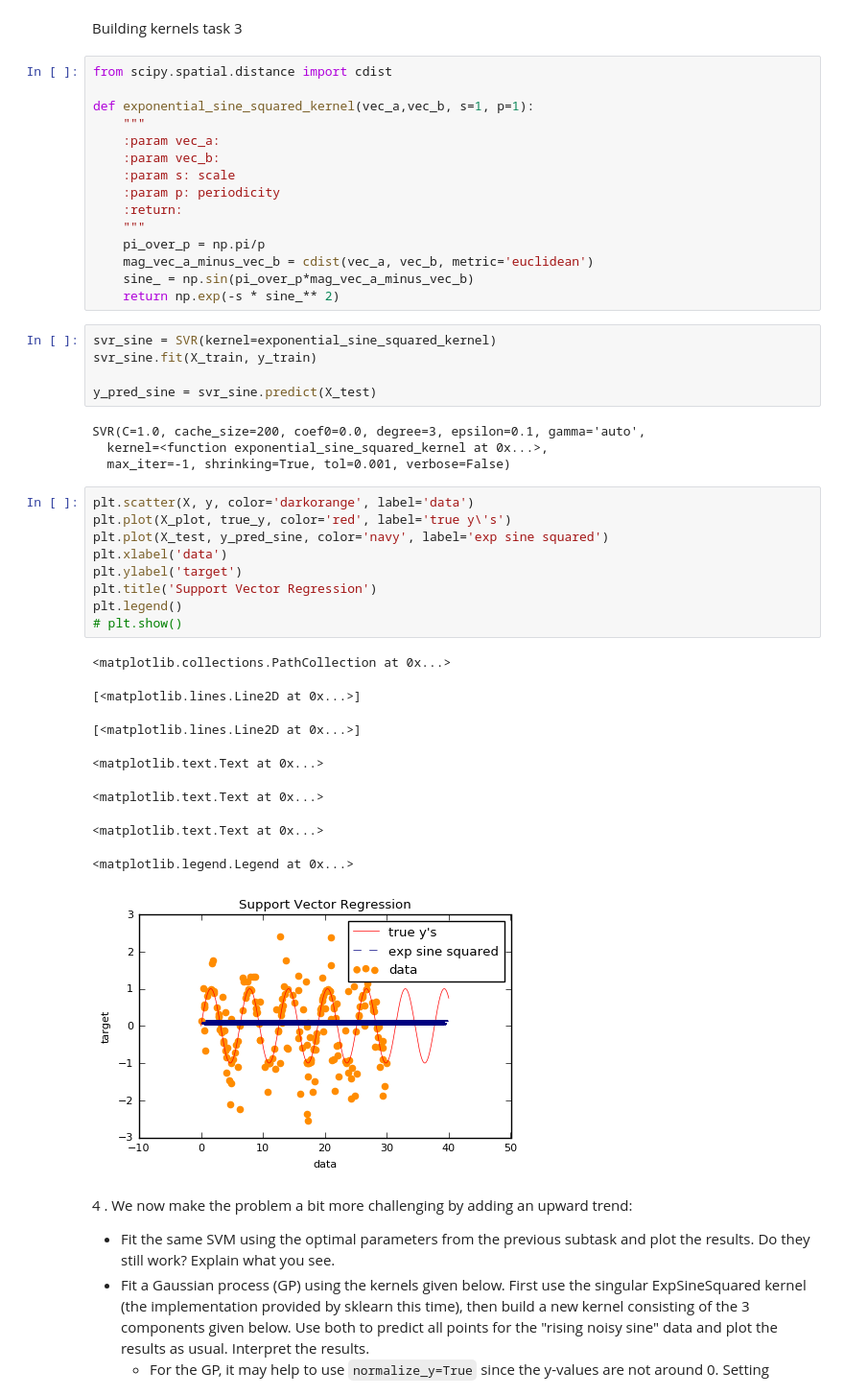
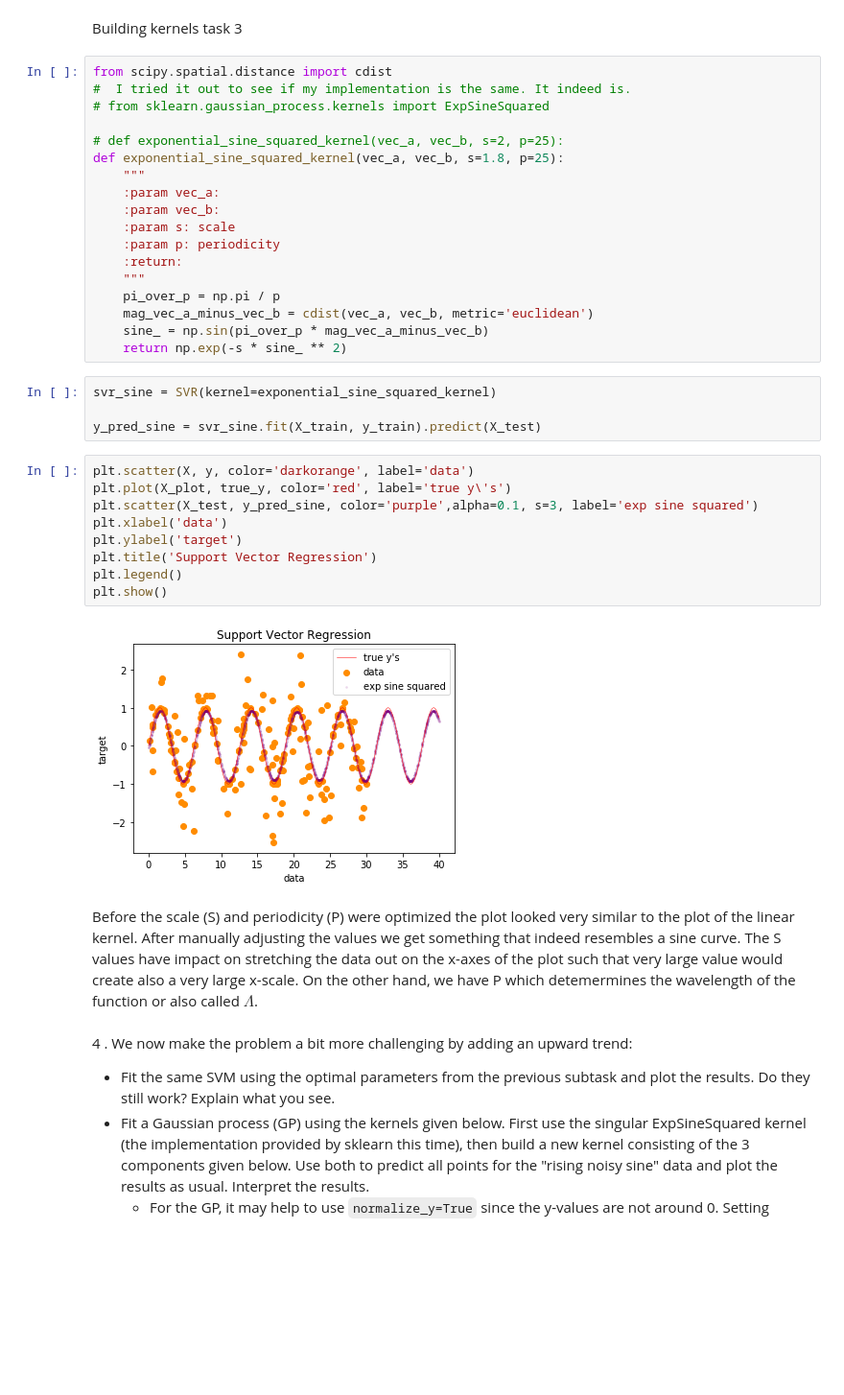
Before and after one commit to schneiderjan/2imm20-assignments, a Jupyter notebook: 1_our_solutions/Assignment 2.ipynb, the cells around one changed output. Shown at 96% size. Saved outputs shown, nothing was run; the diff lists cells and outputs as text; blank space fills up the shorter version.

```diff
--- a/1_our_solutions/Assignment 2.ipynb
+++ b/1_our_solutions/Assignment 2.ipynb
@@ -222,8 +199,11 @@ In the plot above we see the result of the custom linear kernel which calculates
 Building kernels task 3
 # %%
 from scipy.spatial.distance import cdist
+#  I tried it out to see if my implementation is the same. It indeed is.
+# from sklearn.gaussian_process.kernels import ExpSineSquared
 
-def exponential_sine_squared_kernel(vec_a,vec_b, s=1, p=1):
+# def exponential_sine_squared_kernel(vec_a, vec_b, s=2, p=25):
+def exponential_sine_squared_kernel(vec_a, vec_b, s=1.8, p=25):
     """
     :param vec_a:
     :param vec_b:
@@ -231,37 +211,27 @@ def exponential_sine_squared_kernel(vec_a,vec_b, s=1, p=1):
     :param p: periodicity
     :return:
     """
-    pi_over_p = np.pi/p
+    pi_over_p = np.pi / p
     mag_vec_a_minus_vec_b = cdist(vec_a, vec_b, metric='euclidean')
-    sine_ = np.sin(pi_over_p*mag_vec_a_minus_vec_b)
-    return np.exp(-s * sine_** 2)
+    sine_ = np.sin(pi_over_p * mag_vec_a_minus_vec_b)
+    return np.exp(-s * sine_ ** 2)
 # %%
 svr_sine = SVR(kernel=exponential_sine_squared_kernel)
-svr_sine.fit(X_train, y_train)
 
-y_pred_sine = svr_sine.predict(X_test)
+y_pred_sine = svr_sine.fit(X_train, y_train).predict(X_test)
-# %% [output]
-SVR(C=1.0, cache_size=200, coef0=0.0, degree=3, epsilon=0.1, gamma='auto',
-  kernel=<function exponential_sine_squared_kernel at 0x...>,
-  max_iter=-1, shrinking=True, tol=0.001, verbose=False)
 # %%
 plt.scatter(X, y, color='darkorange', label='data')
 plt.plot(X_plot, true_y, color='red', label='true y\'s')
-plt.plot(X_test, y_pred_sine, color='navy', label='exp sine squared')
+plt.scatter(X_test, y_pred_sine, color='purple',alpha=0.1, s=3, label='exp sine squared')
 plt.xlabel('data')
 plt.ylabel('target')
 plt.title('Support Vector Regression')
 plt.legend()
-# plt.show()
+plt.show()
 # %% [output]
-<matplotlib.collections.PathCollection at 0x...>
-[<matplotlib.lines.Line2D at 0x...>]
-[<matplotlib.lines.Line2D at 0x...>]
-<matplotlib.text.Text at 0x...>
-<matplotlib.text.Text at 0x...>
-<matplotlib.text.Text at 0x...>
-<matplotlib.legend.Legend at 0x...>
-[figure, old version]
+[figure, new version]
+# %% [markdown]
+Before the scale (S) and periodicity (P) were optimized the plot looked very similar to the plot of the linear kernel. After manually adjusting the values we get something that indeed resembles a sine curve. The S values have impact on stretching the data out on the x-axes of the plot such that very large value would create also a very large x-scale. On the other hand, we have P which detemermines the wavelength of the function or also called $\Lambda$.
 # %% [markdown]
 4 . We now make the problem a bit more challenging by adding an upward trend:
 
```
Also changed, not shown: parts of 9 cells of this notebook.
